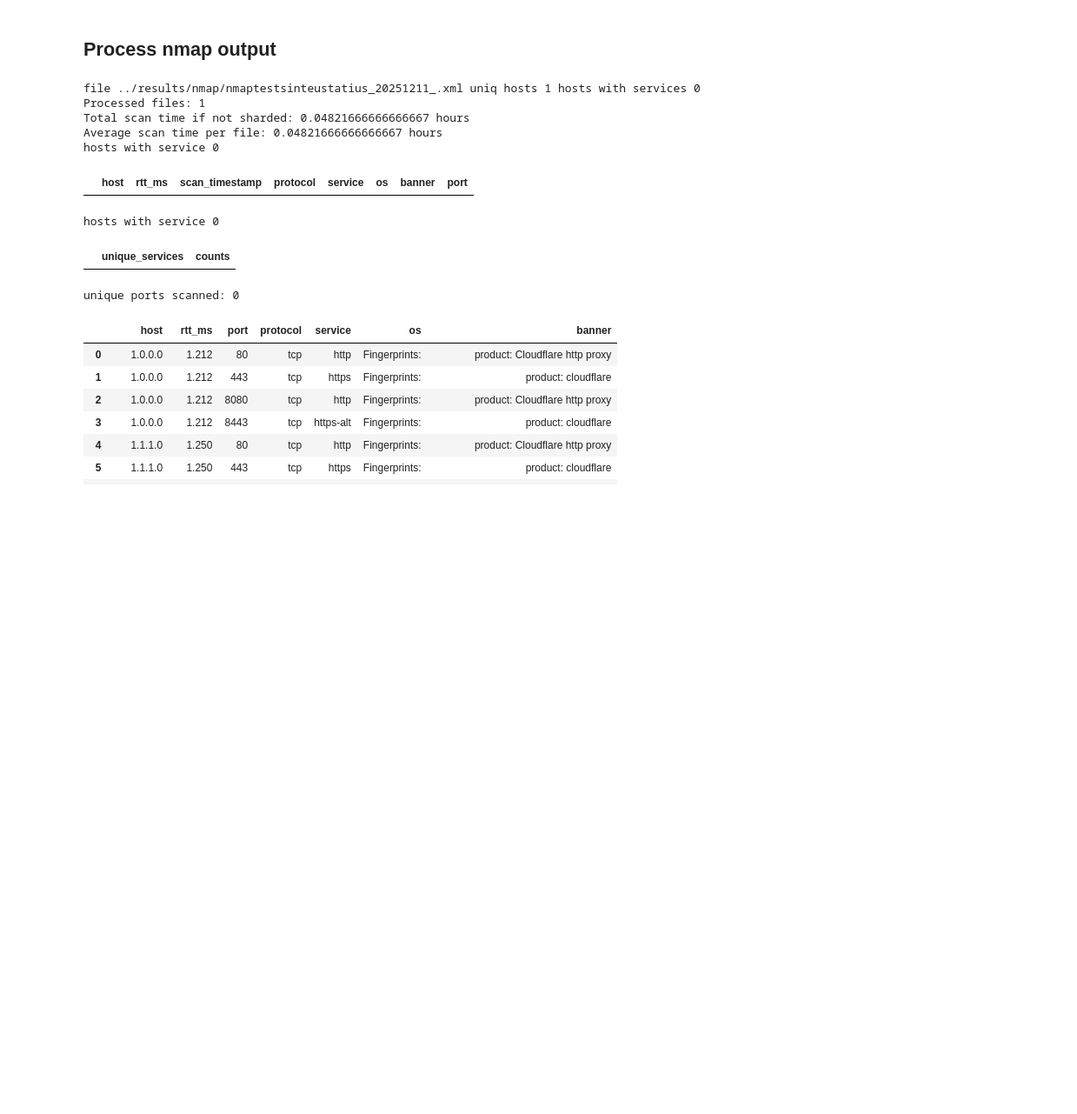
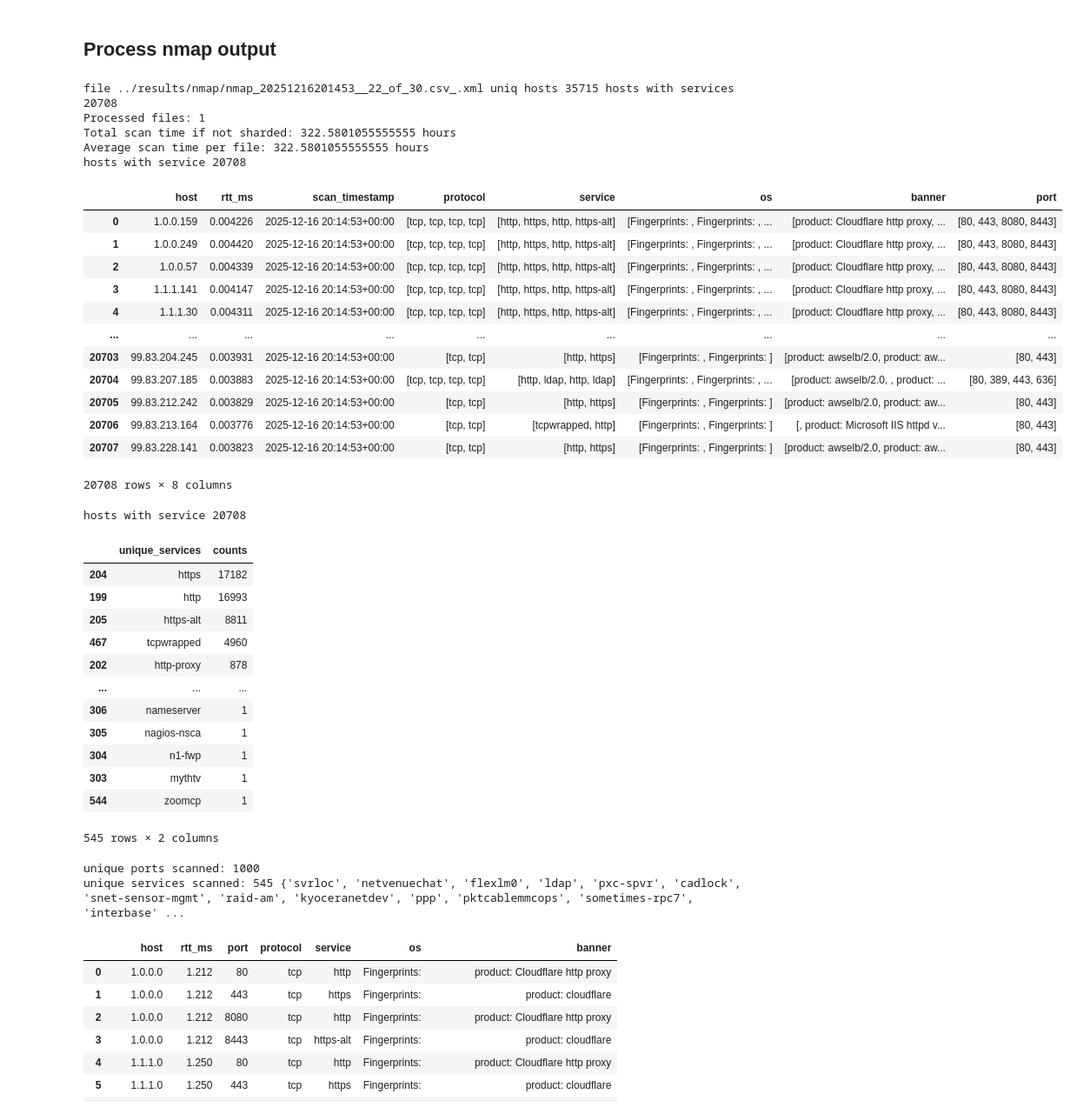
Before and after one commit to gustavoluvizotto/anycast-service-discovery, a Jupyter notebook: measurements/notebooks/process_input_output.ipynb, the cells around one changed output. Shown at 87% size. Saved outputs shown, nothing was run; the diff lists cells and outputs as text; code cells hidden in the pictures; blank space fills up the shorter version.

```diff
--- a/measurements/notebooks/process_input_output.ipynb
+++ b/measurements/notebooks/process_input_output.ipynb
@@ -640,3 +640,31 @@ for vp in vps:
     nmap_pdf = pd.concat([nmap_nohrp_pdf, nmap_hrp_pdf], ignore_index=True).drop_duplicates().reset_index(drop=True)
 
     nmap_pdf.to_csv(f"../input/nmap/nmap_input_100ports_{vp}_tcp-anycast_v4.csv", index=False, header=False)
+# %%
+# am I covering all anycast IPv4 prefixes?
+vps = ["au-syd", "nl-ens"]
+ts = datetime(2025, 12, 2)
+
+_anycast_ipv4_pdf = pd.read_csv(f"../anycast_census_{ts.year}_{ts.month:02d}_{ts.day:02d}_v4.csv")
+anycast_ipv4_pdf = _anycast_ipv4_pdf[_anycast_ipv4_pdf["GCD_ICMPv4"] > 1].copy()
+prefixes = set(anycast_ipv4_pdf["prefix"].to_list())
+
+for vp in vps:
+    print(vp)
+    nmap_pdf = pd.read_csv(f"../input/nmap/nmap_input_100ports_{vp}_tcp-anycast_v4.csv", header=None)
+    nmap_pdf.columns = ["saddr"]
+    ips = set(nmap_pdf["saddr"].to_list())
+
+    missing_prefixes = []
+    for prefix in prefixes:
+        found = False
+        prefix_n = ipaddress.IPv4Network(prefix.strip())
+        for ip in ips:
+            ip_n = ipaddress.IPv4Address(ip.strip())
+            if ip_n in prefix_n:
+                found = True
+                break
+        if not found:
+            missing_prefixes.append(prefix)
+
+    print("missing prefixes:", len(missing_prefixes), missing_prefixes)
@@ -1001,7 +1048,7 @@ unique reponsive IPv4 addresses: 1055029
 ## Process nmap output
 # %%
 #xml_files = glob("../results/nmap/production_sharded_scansv6/*.xml")
-xml_files = ["../results/nmap/nmaptestsinteustatius_20251211_.xml"]  # for testing
+xml_files = ["../results/nmap/nmap_20251216201453__22_of_30.csv_.xml"]  # for testing
 
 rows = []  # collect rows here
 scan_time = 0
@@ -1078,13 +1125,13 @@ nmap_expanded_pdf = pd.DataFrame(rows, columns=["host", "rtt_ms", "port", "proto
 print("Processed files:", len(xml_files))
 print("Total scan time if not sharded:", scan_time/3600, "hours")
 print("Average scan time per file:", scan_time / len(xml_files) / 3600, "hours")
-print("hosts with service", nmap_expanded_pdf["host"].nunique())
+#print("hosts with service", nmap_expanded_pdf["host"].nunique())
 # %% [output]
-file ../results/nmap/nmaptestsinteustatius_20251211_.xml uniq hosts 1 hosts with services 0
+file ../results/nmap/nmap_20251216201453__22_of_30.csv_.xml uniq hosts 35715 hosts with services 20708
 Processed files: 1
-Total scan time if not sharded: 0.04821666666666667 hours
-Average scan time per file: 0.04821666666666667 hours
-hosts with service 0
+Total scan time if not sharded: 322.5801055555555 hours
+Average scan time per file: 322.5801055555555 hours
+hosts with service 20708
 # %%
 # tab delimited file
 nmap_services_pdf = pd.read_csv("../nmap-services", delimiter="\t")
@@ -1094,26 +1141,54 @@ default_nmap_services_pdf = nmap_services_pdf.head(1000).copy()
 # %%
 # https://secwiki.org/w/FAQ_tcpwrapped
 # %%
-nmap_expanded_pdf = pd.read_csv("../results/nmap/production_sharded_scans/nmap_combined_production_sharded_scans.csv")
+#nmap_expanded_pdf = pd.read_csv("../results/nmap/production_sharded_scans/nmap_combined_production_sharded_scans.csv")
 # %%
 cols_to_list = ["protocol", "service", "os", "banner", "port"]
 nmap_pdf = nmap_expanded_pdf.groupby(["host", "rtt_ms", "scan_timestamp"], dropna=False).agg({col: list for col in cols_to_list}).reset_index()
 
 display(nmap_pdf)
 #display(nmap_pdf.groupby([ "service"]).size().reset_index(name="counts").sort_values(by="counts", ascending=False))
 
 print("hosts with service", nmap_pdf["host"].nunique())
 
 nmap_pdf["unique_services"] = nmap_pdf["service"].apply(lambda x: set(x))
 display(nmap_pdf.explode("unique_services").groupby("unique_services").size().reset_index(name="counts").sort_values(by="counts", ascending=False))
 
 ports = set(nmap_pdf.explode("port")["port"].to_list())
 print("unique ports scanned:", len(ports))
+
+services = set(nmap_pdf.explode("unique_services")["unique_services"].to_list())
+print("unique services scanned:", len(services), services)
 # %% [output]
 |  | host | rtt_ms | scan_timestamp | protocol | service | os | banner | port |
+| 0 | 1.0.0.159 | 0.004226 | 2025-12-16 20:14:53+00:00 | [tcp, tcp, tcp, tcp] | [http, https, http, https-alt] | [Fingerprints: , Fingerprints: , ... | [product: Cloudflare http proxy, ... | [80, 443, 8080, 8443] |
+| 1 | 1.0.0.249 | 0.004420 | 2025-12-16 20:14:53+00:00 | [tcp, tcp, tcp, tcp] | [http, https, http, https-alt] | [Fingerprints: , Fingerprints: , ... | [product: Cloudflare http proxy, ... | [80, 443, 8080, 8443] |
+| 2 | 1.0.0.57 | 0.004339 | 2025-12-16 20:14:53+00:00 | [tcp, tcp, tcp, tcp] | [http, https, http, https-alt] | [Fingerprints: , Fingerprints: , ... | [product: Cloudflare http proxy, ... | [80, 443, 8080, 8443] |
+| 3 | 1.1.1.141 | 0.004147 | 2025-12-16 20:14:53+00:00 | [tcp, tcp, tcp, tcp] | [http, https, http, https-alt] | [Fingerprints: , Fingerprints: , ... | [product: Cloudflare http proxy, ... | [80, 443, 8080, 8443] |
+| 4 | 1.1.1.30 | 0.004311 | 2025-12-16 20:14:53+00:00 | [tcp, tcp, tcp, tcp] | [http, https, http, https-alt] | [Fingerprints: , Fingerprints: , ... | [product: Cloudflare http proxy, ... | [80, 443, 8080, 8443] |
+| ... | ... | ... | ... | ... | ... | ... | ... | ... |
+| 20703 | 99.83.204.245 | 0.003931 | 2025-12-16 20:14:53+00:00 | [tcp, tcp] | [http, https] | [Fingerprints: , Fingerprints: ] | [product: awselb/2.0, product: aw... | [80, 443] |
+| 20704 | 99.83.207.185 | 0.003883 | 2025-12-16 20:14:53+00:00 | [tcp, tcp, tcp, tcp] | [http, ldap, http, ldap] | [Fingerprints: , Fingerprints: , ... | [product: awselb/2.0, , product: ... | [80, 389, 443, 636] |
+| 20705 | 99.83.212.242 | 0.003829 | 2025-12-16 20:14:53+00:00 | [tcp, tcp] | [http, https] | [Fingerprints: , Fingerprints: ] | [product: awselb/2.0, product: aw... | [80, 443] |
+| 20706 | 99.83.213.164 | 0.003776 | 2025-12-16 20:14:53+00:00 | [tcp, tcp] | [tcpwrapped, http] | [Fingerprints: , Fingerprints: ] | [, product: Microsoft IIS httpd v... | [80, 443] |
+| 20707 | 99.83.228.141 | 0.003823 | 2025-12-16 20:14:53+00:00 | [tcp, tcp] | [http, https] | [Fingerprints: , Fingerprints: ] | [product: awselb/2.0, product: aw... | [80, 443] |
-hosts with service 0
+20708 rows × 8 columns
+hosts with service 20708
 |  | unique_services | counts |
+| 204 | https | 17182 |
+| 199 | http | 16993 |
+| 205 | https-alt | 8811 |
+| 467 | tcpwrapped | 4960 |
+| 202 | http-proxy | 878 |
+| ... | ... | ... |
+| 306 | nameserver | 1 |
+| 305 | nagios-nsca | 1 |
+| 304 | n1-fwp | 1 |
+| 303 | mythtv | 1 |
+| 544 | zoomcp | 1 |
-unique ports scanned: 0
+545 rows × 2 columns
+unique ports scanned: 1000
+unique services scanned: 545 {'svrloc', 'netvenuechat', 'flexlm0', 'ldap', 'pxc-spvr', 'cadlock', 'snet-sensor-mgmt', 'raid-am', 'kyoceranetdev', 'ppp', 'pktcablemmcops', 'sometimes-rpc7', 'interbase' ...
 # %%
 # TEST SCAN!
 nmap_pdf = pd.read_csv("results/nmap/output.csv")
```
Also changed, not shown: parts of 1 cell of this notebook.
